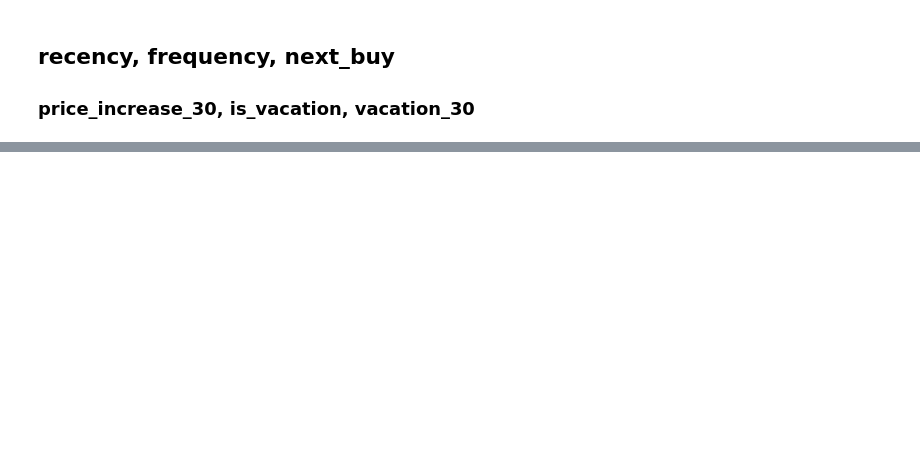
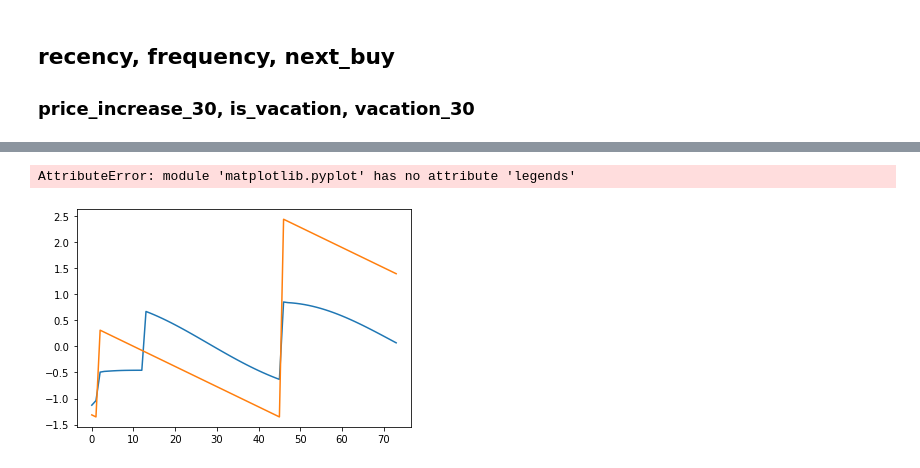
Before and after one commit to keshavs0305/Sales-Forecasting, a Jupyter notebook: data-analysis1.ipynb, the cells around one changed output, grey strips where cells are left out. Saved outputs shown, nothing was run; the diff lists cells and outputs as text; code cells hidden in the pictures; blank space fills up the shorter version.

```diff
--- a/data-analysis1.ipynb
+++ b/data-analysis1.ipynb
@@ -155,0 +269,8 @@ pd.DataFrame(pred).to_csv('sample.csv',index=False)
+# %%
+plt.plot(model.predict(x_test),label='preds')
+plt.plot(y_test)
+plt.legends
+plt.show()
+# %% [output]
+AttributeError: module 'matplotlib.pyplot' has no attribute 'legends'
+[figure, added]
```
Also changed, not shown: parts of 18 cells of this notebook.
